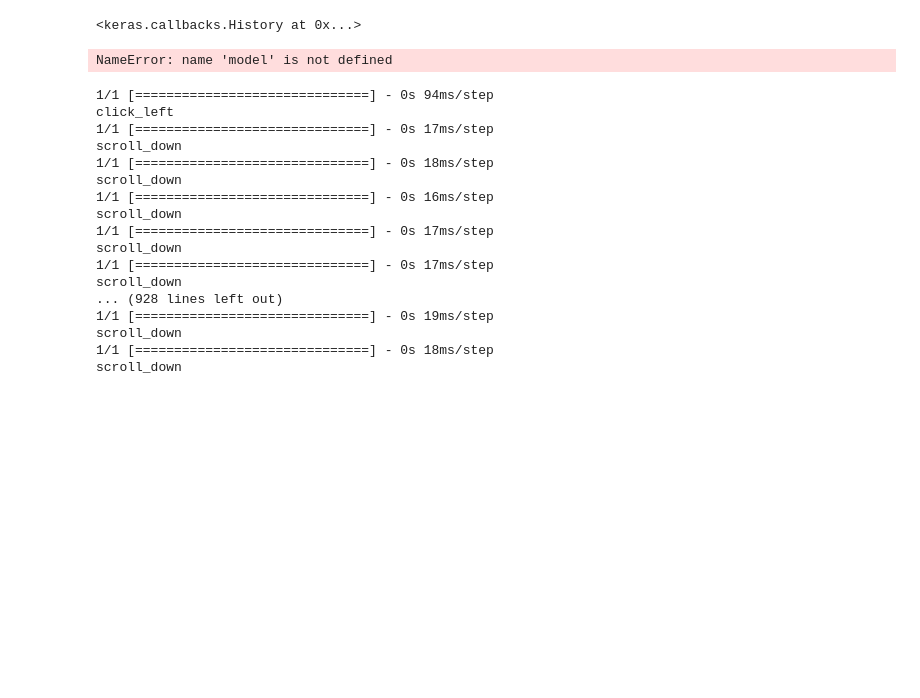
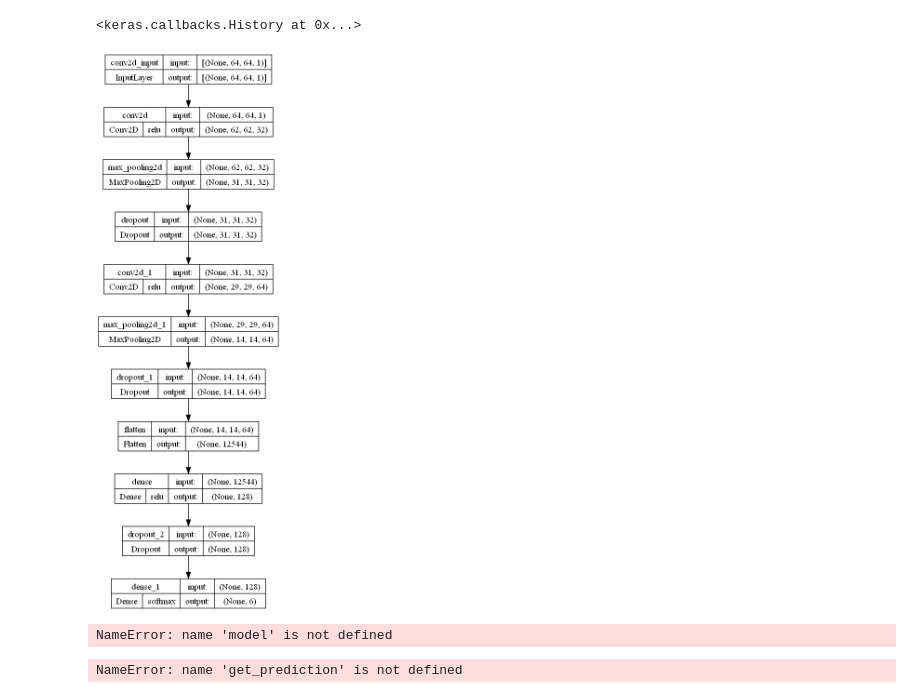
Before and after one commit to esr-zh/CS-423-Hand-Gesture-Mouse-Controller, a Jupyter notebook: hand_classification_model.ipynb, the cells around one changed output. Drawn from its saved outputs; the diff is of its cells as text; code cells hidden in the pictures; blank space fills up the shorter version.

Commit message:
added a way to show model architecture

```diff
--- a/hand_classification_model.ipynb
+++ b/hand_classification_model.ipynb
@@ -100,6 +102,13 @@ Epoch 25/25
 <keras.callbacks.History at 0x...>
 # %%
 model.save('saved_models/hand_classifier.h5')
+# %%
+from keras.utils import plot_model
+
+model = tf.keras.models.load_model('saved_models/hand_classifier.h5')
+plot_model(model, to_file='model.png', show_shapes=True, show_layer_names=True, show_layer_activations=True)
+# %% [output]
+[figure, added]
 # %%
 actions = {
 0:"move_left",
@@ -137,10 +146,6 @@ get_test_prediction('test_dataset/2/img739.jpg')
 # %% [output]
 NameError: name 'model' is not defined
 # %%
-import cv2
-import pyautogui
-import tensorflow as tf
-
 cap = cv2.VideoCapture(0)
 cap.set(cv2.CAP_PROP_FRAME_WIDTH,1000)
 cap.set(cv2.CAP_PROP_FRAME_HEIGHT,480)
@@ -227,20 +232,4 @@ cap.release()
 
 cv2.destroyAllWindows()
 # %% [output]
-1/1 [==============================] - 0s 94ms/step
-click_left
-1/1 [==============================] - 0s 17ms/step
-scroll_down
-1/1 [==============================] - 0s 18ms/step
-scroll_down
-1/1 [==============================] - 0s 16ms/step
-scroll_down
-1/1 [==============================] - 0s 17ms/step
-scroll_down
-1/1 [==============================] - 0s 17ms/step
-scroll_down
-... (928 lines left out)
-1/1 [==============================] - 0s 19ms/step
-scroll_down
-1/1 [==============================] - 0s 18ms/step
-scroll_down
+NameError: name 'get_prediction' is not defined
```
Also changed, not shown: parts of 1 cell of this notebook.
